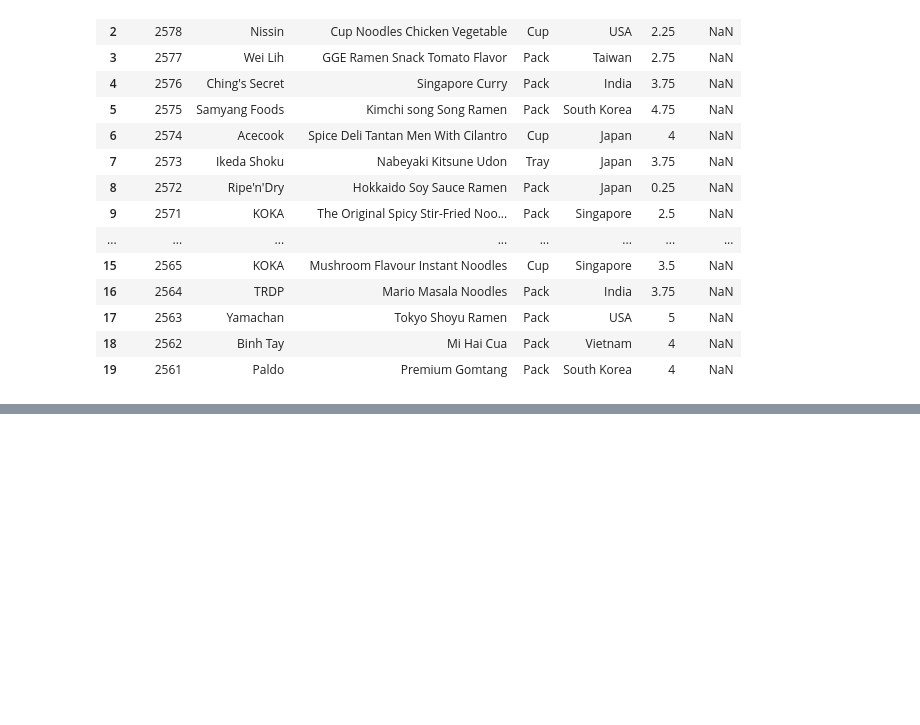
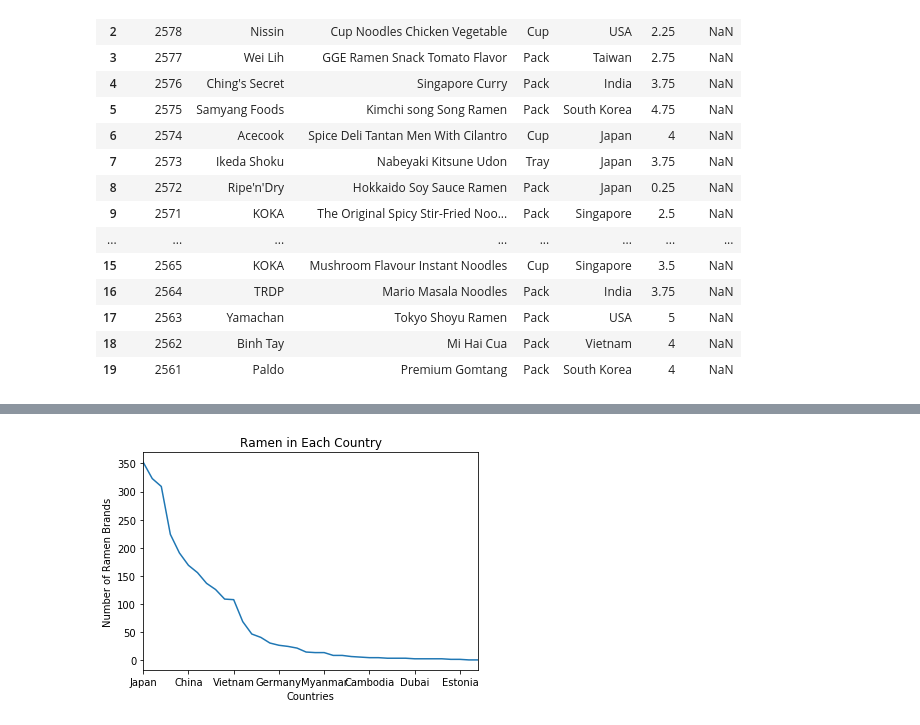
Before and after one commit to monawade0507/CSCI403-Project9, a Jupyter notebook: Project 9 - CSCI 403.ipynb, the cells around one changed output, grey strips where cells are left out. Drawn from its saved outputs; the diff is of its cells as text; code cells hidden in the pictures; blank space fills up the shorter version.

Commit message:
Added a graph and played with the data a bit

```diff
--- a/Project 9 - CSCI 403.ipynb
+++ b/Project 9 - CSCI 403.ipynb
@@ -29,0 +80,17 @@ ramen.head(20)
+# %%
+#Countries
+ramencountries = ramen.iloc[:, 4]
+
+
+
+#Count number of different ramens per country
+# size = ramen.groupby('Country').size()
+# size
+
+plt.xlabel('Countries')
+plt.ylabel('Number of Ramen Brands')
+plt.title('Ramen in Each Country')
+ramen['Country'].value_counts().plot()
+plt.show()
+# %% [output]
+[figure, added]
```
Also changed, not shown: parts of 3 cells of this notebook.
